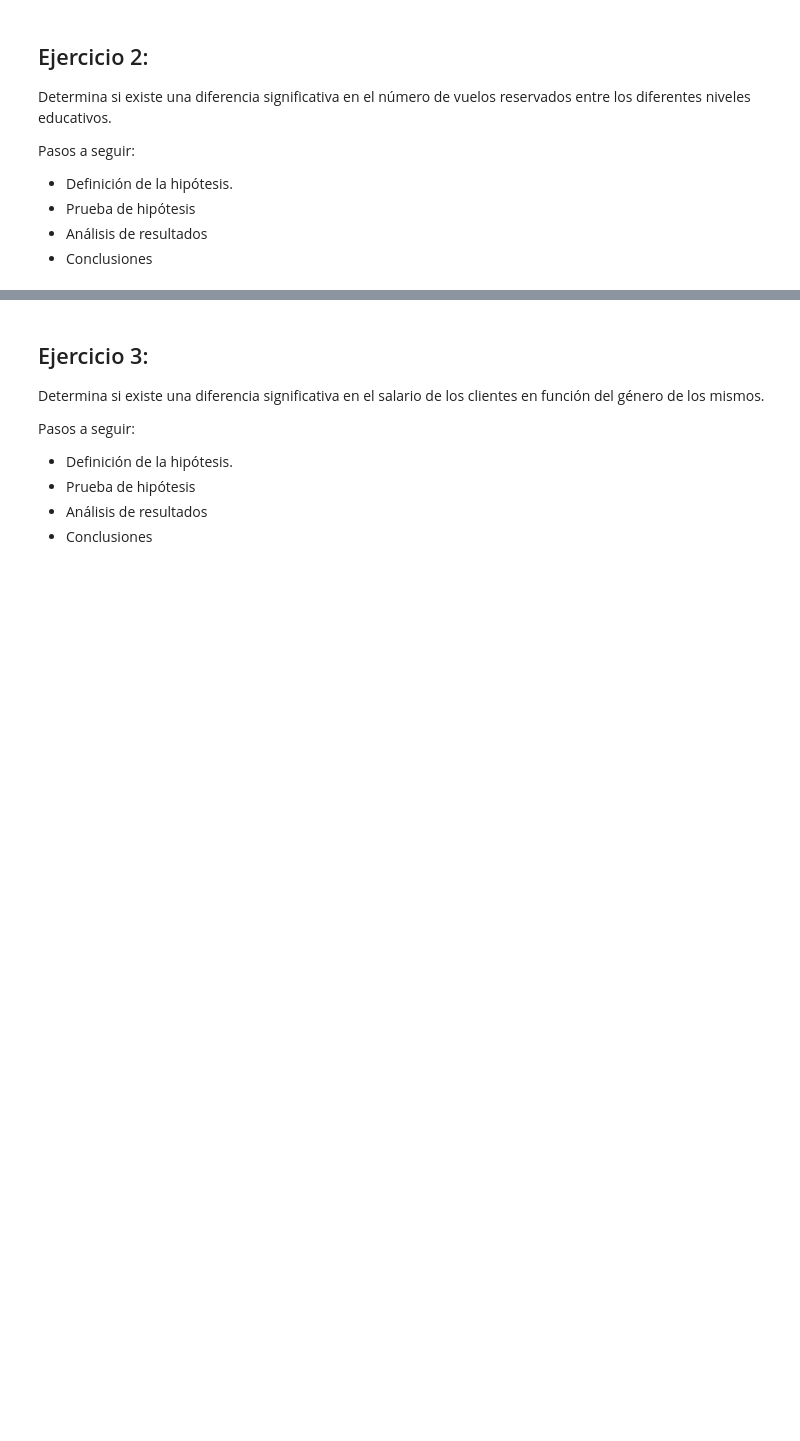
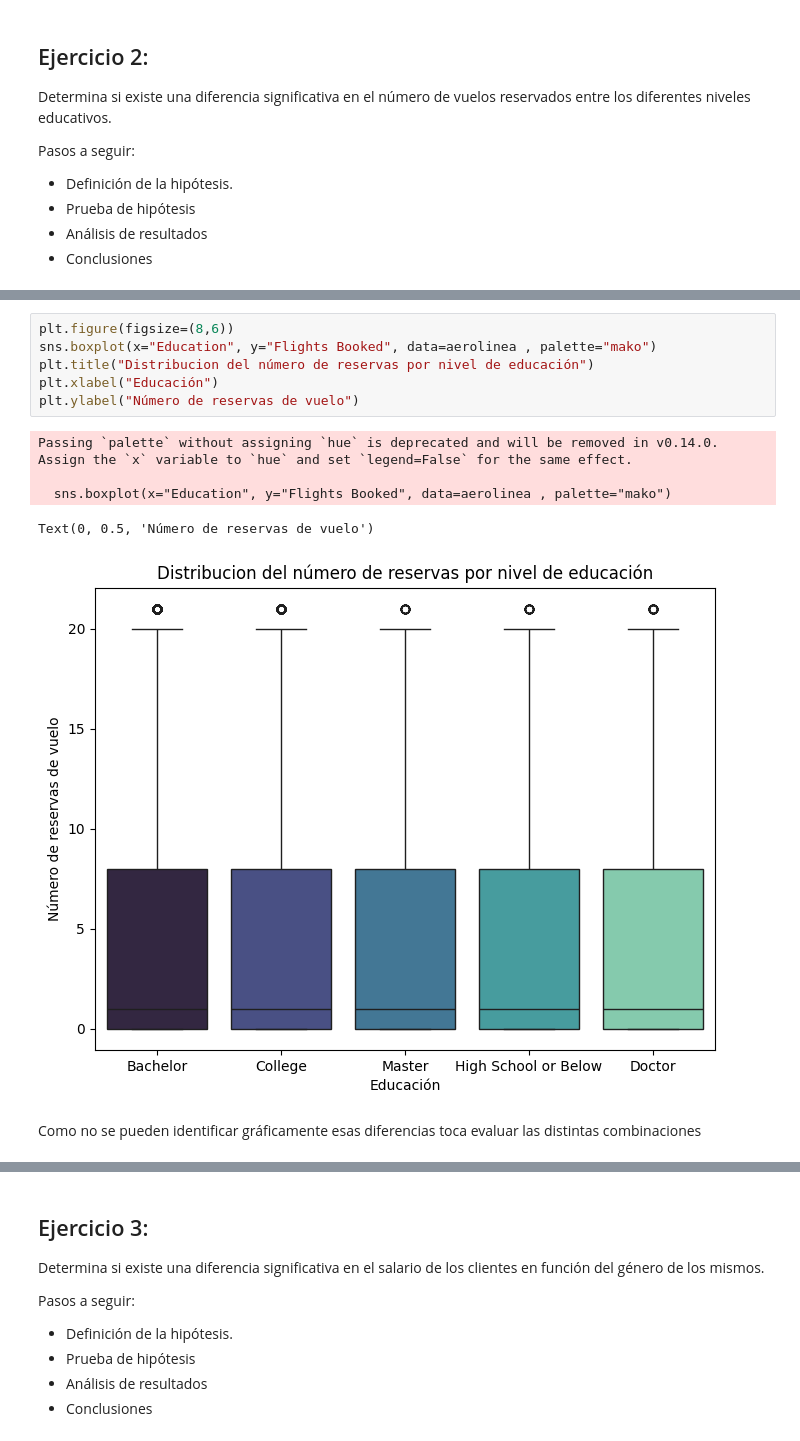
Before and after one commit to jgilsu11/laboratorio-modulo6-leccion04-1-ab-testing-no-param, a Jupyter notebook: laboratorio-modulo6-leccion04-1-ab-testing-no-param.ipynb, the cells around one changed output, grey strips where cells are left out. Drawn from its saved outputs; the diff is of its cells as text; blank space fills up the shorter version.

```diff
--- a/laboratorio-modulo6-leccion04-1-ab-testing-no-param.ipynb
+++ b/laboratorio-modulo6-leccion04-1-ab-testing-no-param.ipynb
@@ -185,0 +225,14 @@ Determina si existe una diferencia significativa en el número de vuelos reserva
+# %%
+plt.figure(figsize=(8,6))
+sns.boxplot(x="Education", y="Flights Booked", data=aerolinea , palette="mako")
+plt.title("Distribucion del número de reservas por nivel de educación")
+plt.xlabel("Educación")
+plt.ylabel("Número de reservas de vuelo")
+# %% [output]
+Passing `palette` without assigning `hue` is deprecated and will be removed in v0.14.0. Assign the `x` variable to `hue` and set `legend=False` for the same effect.
+
+  sns.boxplot(x="Education", y="Flights Booked", data=aerolinea , palette="mako")
+Text(0, 0.5, 'Número de reservas de vuelo')
+[figure, added]
+# %% [markdown]
+Como no se pueden identificar gráficamente esas diferencias toca evaluar las distintas combinaciones
```
Also changed, not shown: parts of 25 cells of this notebook, 1 other file.
